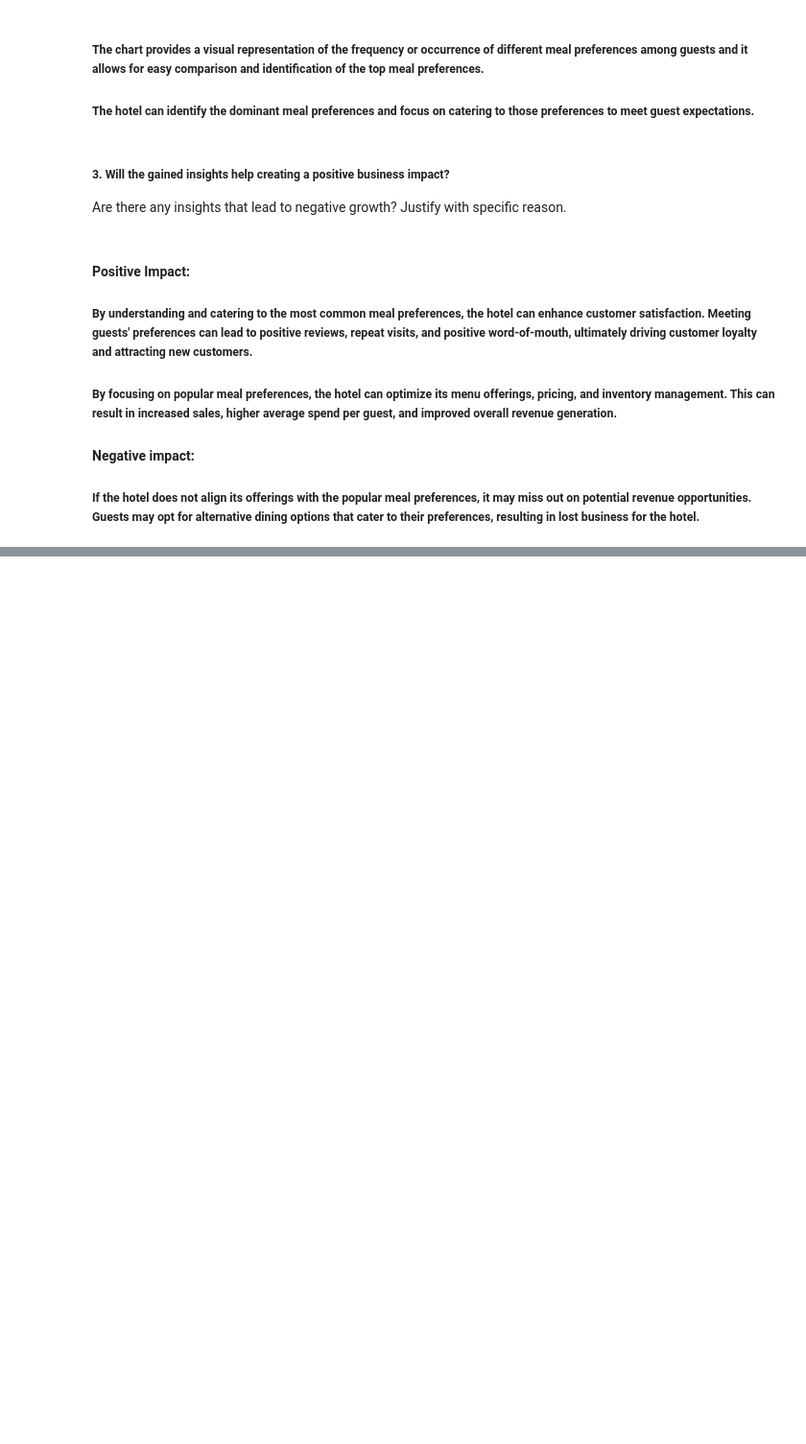
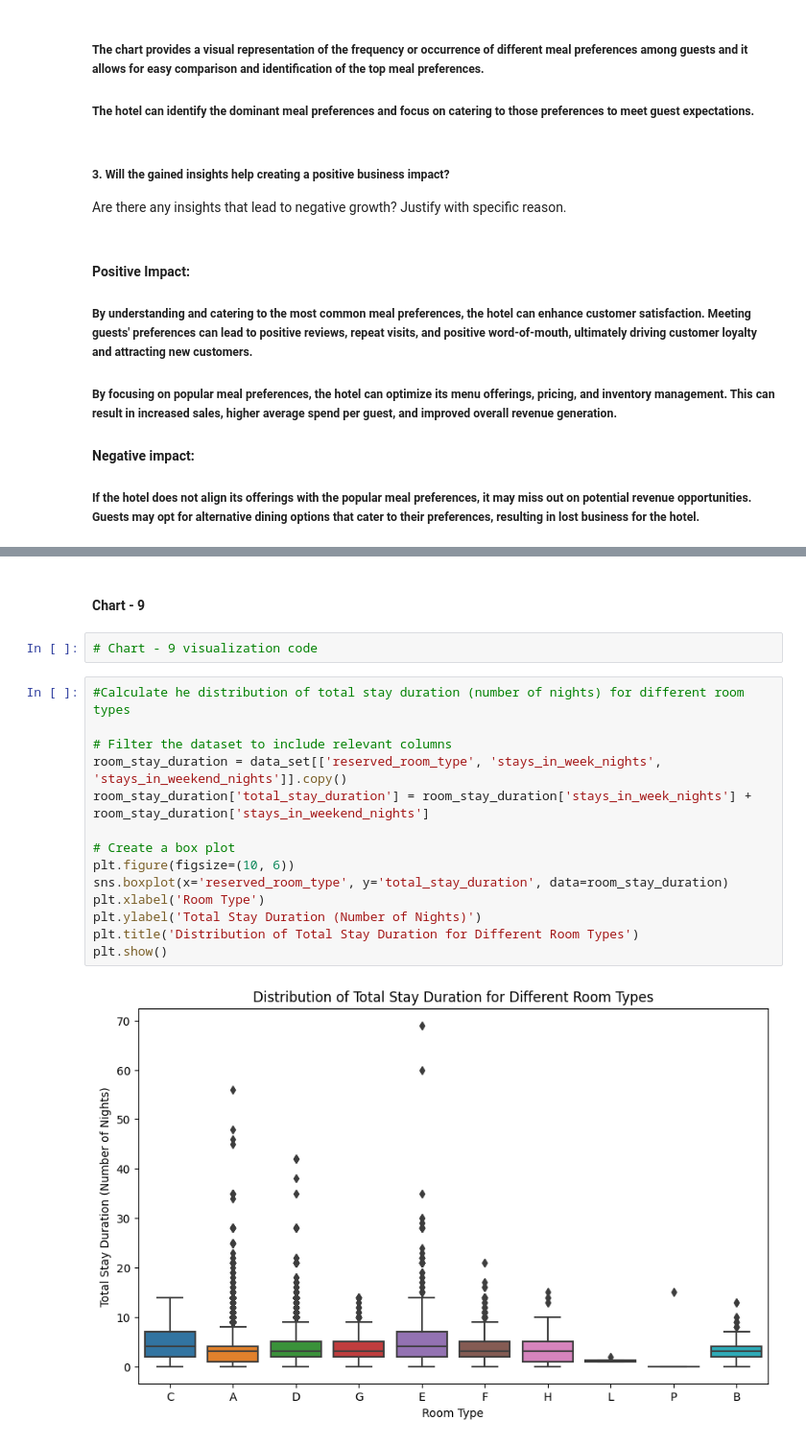
Before and after one commit to Sakshi1127/almabettercapstoneproject, a Jupyter notebook: EDA_Hotel_Booking_analysis.ipynb, the cells around one changed output, grey strips where cells are left out. Shown: that part at 96% size. Saved outputs shown, nothing was run; the diff lists cells and outputs as text; blank space fills up the shorter version.

```diff
--- a/EDA_Hotel_Booking_analysis.ipynb
+++ b/EDA_Hotel_Booking_analysis.ipynb
@@ -637,0 +787,20 @@ Are there any insights that lead to negative growth? Justify with specific reaso
+# %% [markdown]
+#### Chart - 9
+# %%
+# Chart - 9 visualization code
+# %%
+#Calculate he distribution of total stay duration (number of nights) for different room types
+
+# Filter the dataset to include relevant columns
+room_stay_duration = data_set[['reserved_room_type', 'stays_in_week_nights', 'stays_in_weekend_nights']].copy()
+room_stay_duration['total_stay_duration'] = room_stay_duration['stays_in_week_nights'] + room_stay_duration['stays_in_weekend_nights']
+
+# Create a box plot
+plt.figure(figsize=(10, 6))
+sns.boxplot(x='reserved_room_type', y='total_stay_duration', data=room_stay_duration)
+plt.xlabel('Room Type')
+plt.ylabel('Total Stay Duration (Number of Nights)')
+plt.title('Distribution of Total Stay Duration for Different Room Types')
+plt.show()
+# %% [output]
+[figure, added]
```
Also changed, not shown: parts of 36 cells of this notebook.
